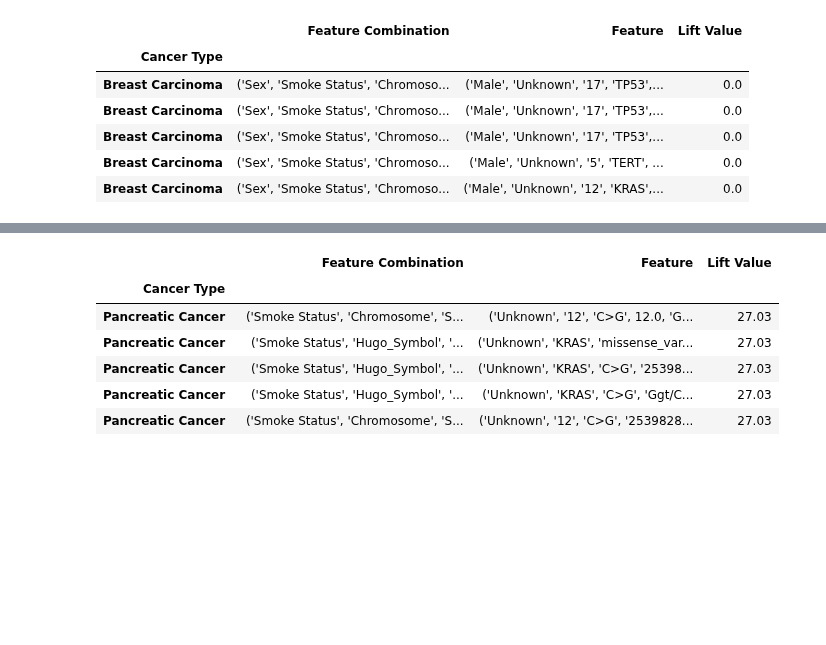
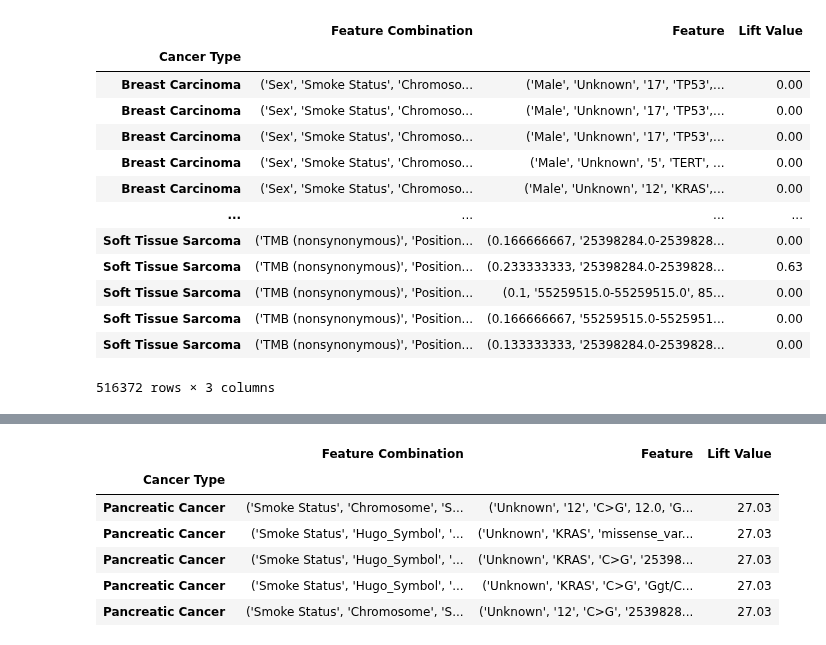
Before and after one commit to Taneun/OncoHypothesis-LLM-Ranker, a Jupyter notebook: pan_cancer/Lift.ipynb, the cells around one changed output, grey strips where cells are left out. Cells and saved outputs as stored; diff of their text form; code cells hidden in the pictures; blank space fills up the shorter version.

```diff
--- a/pan_cancer/Lift.ipynb
+++ b/pan_cancer/Lift.ipynb
@@ -13,15 +13,22 @@ warnings.filterwarnings('ignore')
 lift_df = pd.read_csv("lifts.csv", index_col=0)
 data_for_lift = pd.read_csv("data_for_lift.csv", index_col=0)
 # %%
-lift_df.head()
+lift_df
 # %% [output]
 |  | Feature Combination | Feature | Lift Value |
 | Cancer Type |  |  |  |
-| Breast Carcinoma | ('Sex', 'Smoke Status', 'Chromoso... | ('Male', 'Unknown', '17', 'TP53',... | 0.0 |
-| Breast Carcinoma | ('Sex', 'Smoke Status', 'Chromoso... | ('Male', 'Unknown', '17', 'TP53',... | 0.0 |
-| Breast Carcinoma | ('Sex', 'Smoke Status', 'Chromoso... | ('Male', 'Unknown', '17', 'TP53',... | 0.0 |
-| Breast Carcinoma | ('Sex', 'Smoke Status', 'Chromoso... | ('Male', 'Unknown', '5', 'TERT', ... | 0.0 |
-| Breast Carcinoma | ('Sex', 'Smoke Status', 'Chromoso... | ('Male', 'Unknown', '12', 'KRAS',... | 0.0 |
+| Breast Carcinoma | ('Sex', 'Smoke Status', 'Chromoso... | ('Male', 'Unknown', '17', 'TP53',... | 0.00 |
+| Breast Carcinoma | ('Sex', 'Smoke Status', 'Chromoso... | ('Male', 'Unknown', '17', 'TP53',... | 0.00 |
+| Breast Carcinoma | ('Sex', 'Smoke Status', 'Chromoso... | ('Male', 'Unknown', '17', 'TP53',... | 0.00 |
+| Breast Carcinoma | ('Sex', 'Smoke Status', 'Chromoso... | ('Male', 'Unknown', '5', 'TERT', ... | 0.00 |
+| Breast Carcinoma | ('Sex', 'Smoke Status', 'Chromoso... | ('Male', 'Unknown', '12', 'KRAS',... | 0.00 |
+| ... | ... | ... | ... |
+| Soft Tissue Sarcoma | ('TMB (nonsynonymous)', 'Position... | (0.166666667, '25398284.0-2539828... | 0.00 |
+| Soft Tissue Sarcoma | ('TMB (nonsynonymous)', 'Position... | (0.233333333, '25398284.0-2539828... | 0.63 |
+| Soft Tissue Sarcoma | ('TMB (nonsynonymous)', 'Position... | (0.1, '55259515.0-55259515.0', 85... | 0.00 |
+| Soft Tissue Sarcoma | ('TMB (nonsynonymous)', 'Position... | (0.166666667, '55259515.0-5525951... | 0.00 |
+| Soft Tissue Sarcoma | ('TMB (nonsynonymous)', 'Position... | (0.133333333, '25398284.0-2539828... | 0.00 |
+516372 rows × 3 columns
 # %%
 # try_df = data_for_lift[data_for_lift["Cancer Type"] == "Colorectal Carcinoma"]
 # try_df = data_for_lift[data_for_lift['Smoke Status'] == "Unknown"]
```
Also changed, not shown: parts of 6 cells of this notebook, 4 other files.
